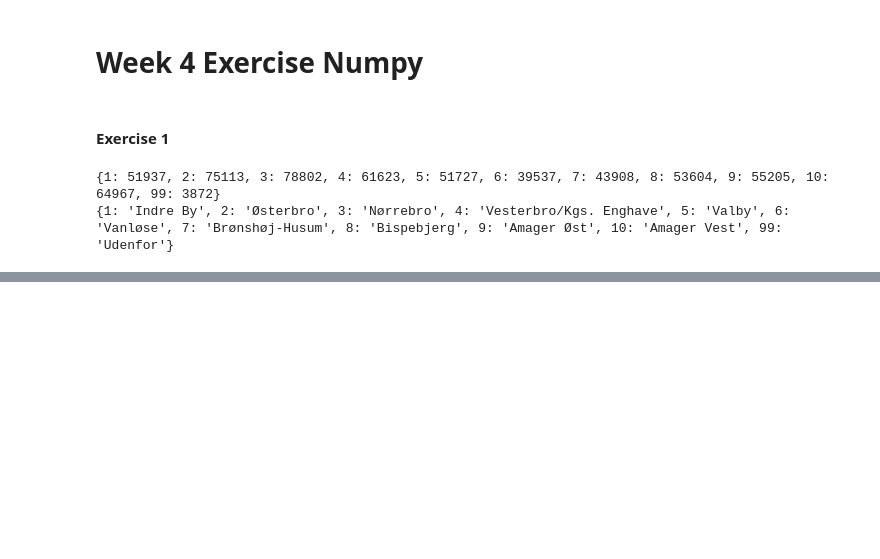
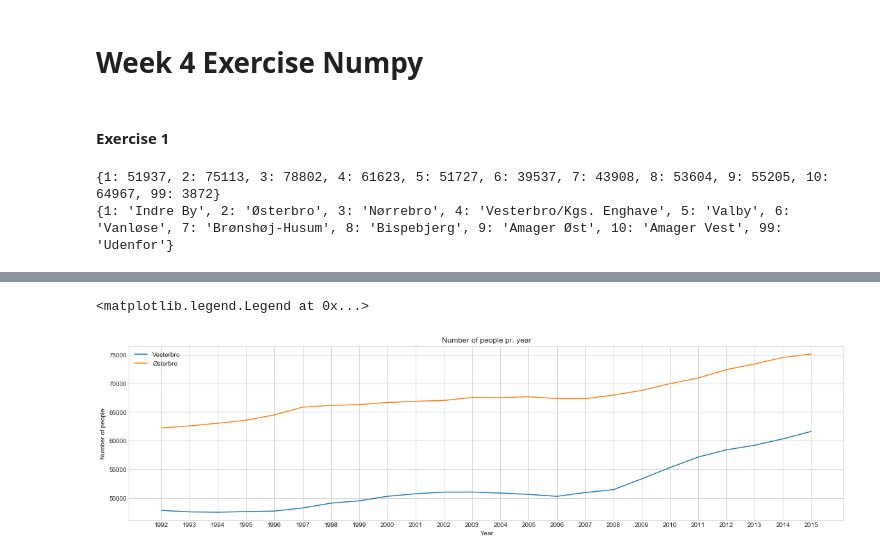
Before and after one commit to TimoSR/DAT4A-Python-Projects, a Jupyter notebook: Week 4/Week4 Excersise.ipynb, the cells around one changed output, grey strips where cells are left out. Cells and saved outputs as stored; diff of their text form; code cells hidden in the pictures; blank space fills up the shorter version.

```diff
--- a/Week 4/Week4 Excersise.ipynb
+++ b/Week 4/Week4 Excersise.ipynb
@@ -60,0 +73,38 @@ Text(0.5, 1.0, 'People in Cities')
+# %%
+# 7. Make a line plot showing the changes of number of people in vesterbro and østerbro from 1992 to 2015
+
+def period_of_change(n, mask):
+    all_people_in_given_n = my_data[mask & (my_data[:,0] == n)]
+    sum_of_people = all_people_in_given_n[:,4].sum()
+    return sum_of_people
+
+maskvest = (my_data[:,0] >= 1992) & (my_data[:,0] <= 2015) & (my_data[:,1] == 4)
+maskost = (my_data[:,0] >= 1992) & (my_data[:,0] <= 2015) & (my_data[:,1] == 2)
+
+y_bar = list(set(my_data[maskvest][:,0]))
+x_bar = numpy.array([period_of_change(n, maskvest) for n in y_bar])
+x_bar2 = numpy.array([period_of_change(n, maskost) for n in y_bar])
+
+plt.style.use('seaborn-whitegrid')
+plt.figure(figsize=(20, 5))
+
+plt.plot(y_bar, x_bar, label="Vesterbro")
+plt.plot(y_bar, x_bar2, label='Østerbro')
+
+plt.xticks(y_bar)
+
+plt.ylabel('Number of people')
+plt.xlabel('Year')
+plt.title('Number of people pr. year')
+plt.legend()
+
+
+#def number_of_people_per_neighbourhood(n, mask):
+    #all_people_in_given_n = dd[mask & (dd[:,1] == n)]
+    #sum_of_people = all_people_in_given_n[:,4].sum() # index 4 is number of 'PERSONER'
+    #return sum_of_people
+
+#amount_of_people = {key: number_of_people_per_neighbourhood(key, (dd[:,0] == 2015)) for key in neighb.keys()}
+# %% [output]
+<matplotlib.legend.Legend at 0x...>
+[figure, added]
```
Also changed, not shown: parts of 4 cells of this notebook.
